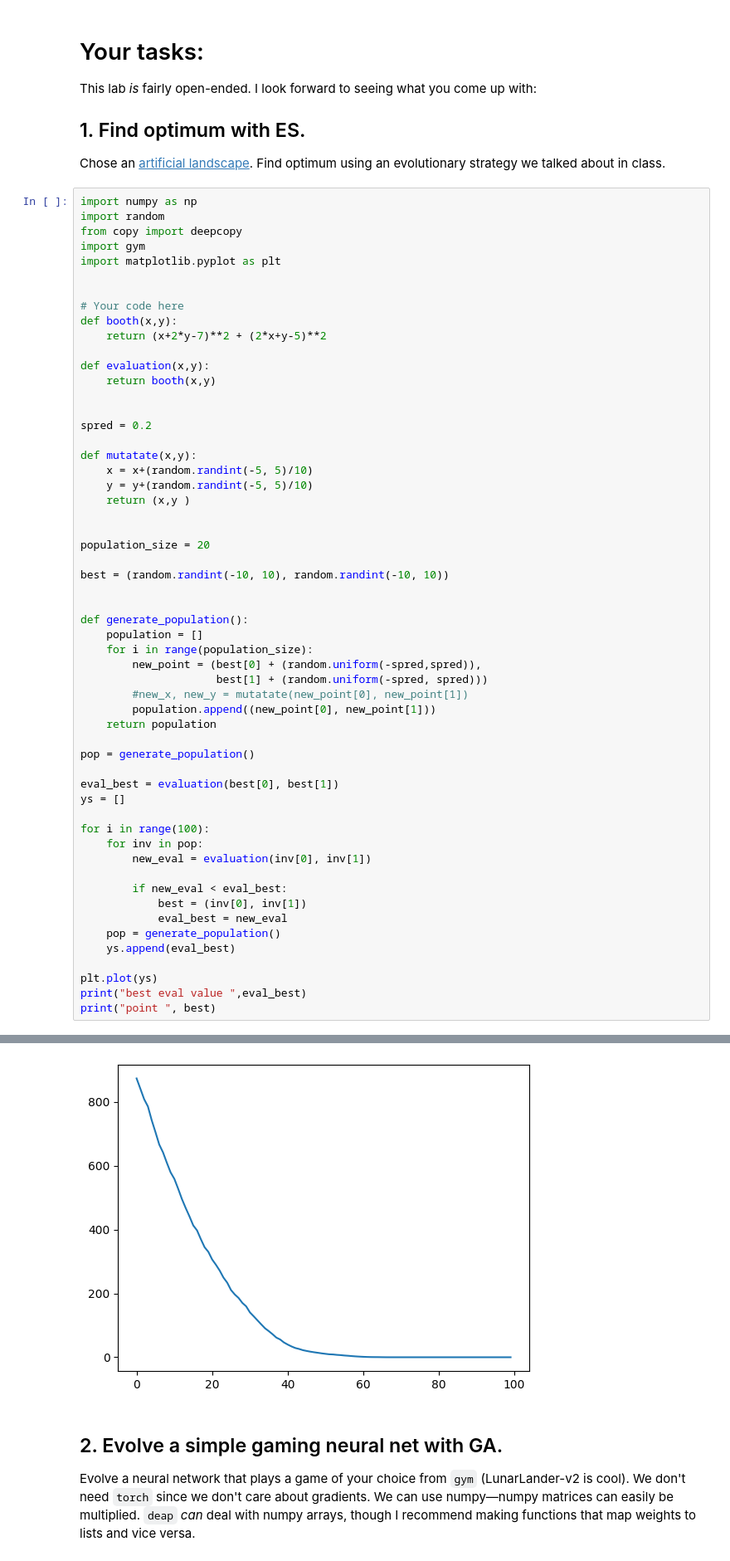
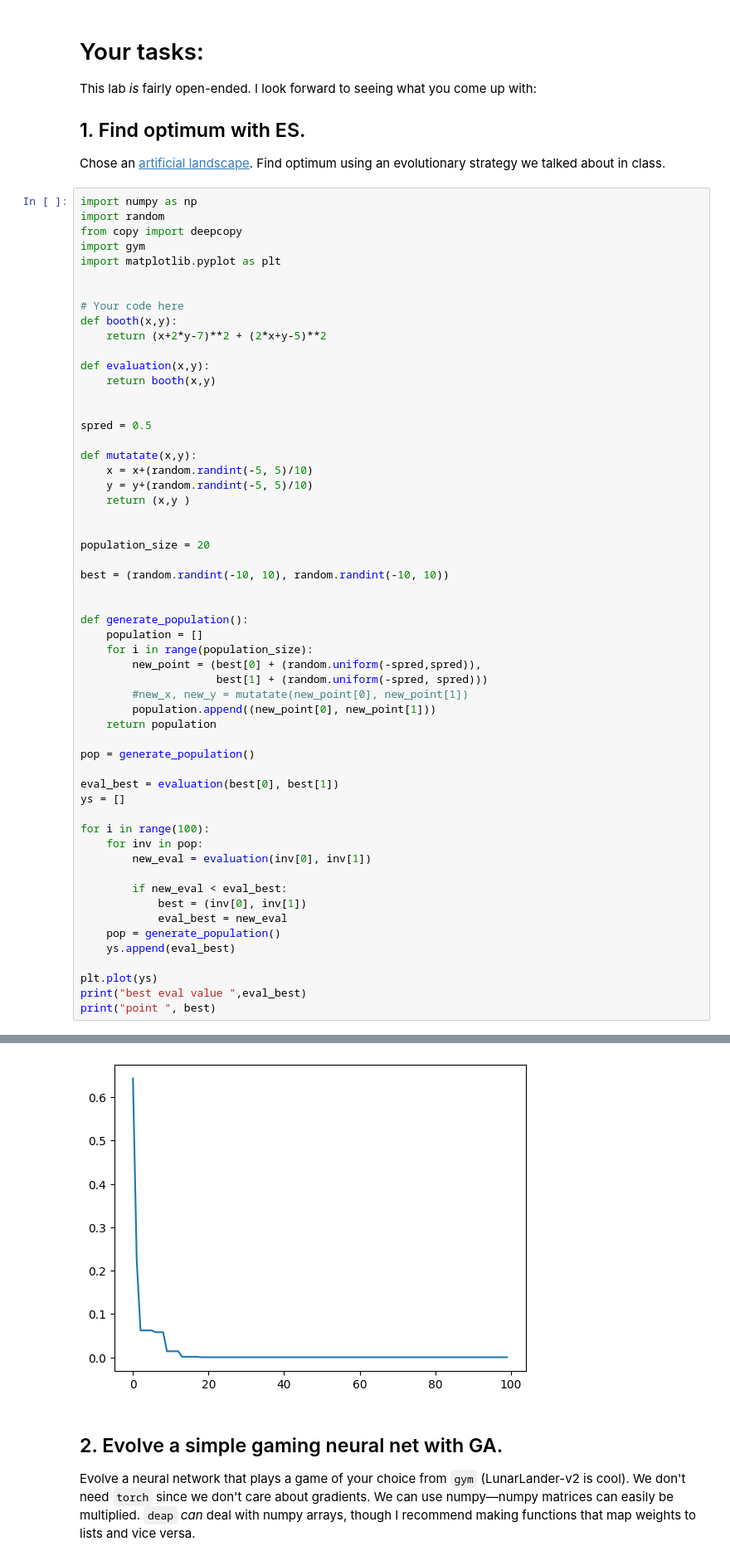
Before and after one commit to MariaRadmer/DeepLearn, a Jupyter notebook: labs/lab7.ipynb, the cells around one changed output, grey strips where cells are left out. Shown at 83% size. Cells and saved outputs as stored; diff of their text form.

```diff
--- a/labs/lab7.ipynb
+++ b/labs/lab7.ipynb
@@ -286,7 +267,7 @@ def evaluation(x,y):
     return booth(x,y)
 
 
-spred = 0.2
+spred = 0.5
 
 def mutatate(x,y):
     x = x+(random.randint(-5, 5)/10)
@@ -332,4 +313,4 @@ point  (1.0028942155006118, 2.9949362064469267)
-[figure, old version]
+[figure, new version]
 # %% [markdown]
 ## 2. Evolve a simple gaming neural net with GA.
 Evolve a neural network that plays a game of your choice from `gym` (LunarLander-v2 is cool).
```
Also changed, not shown: parts of 10 cells of this notebook, 4 other files.
